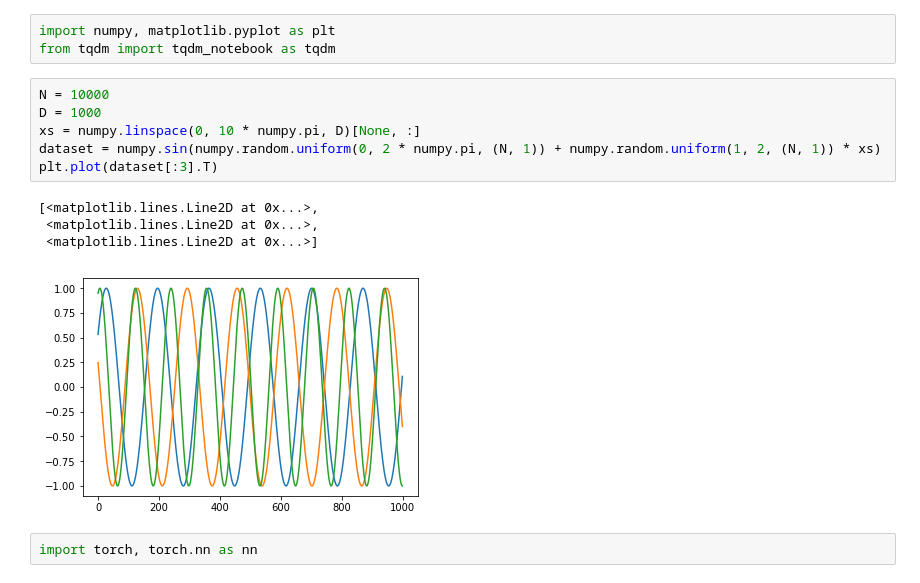
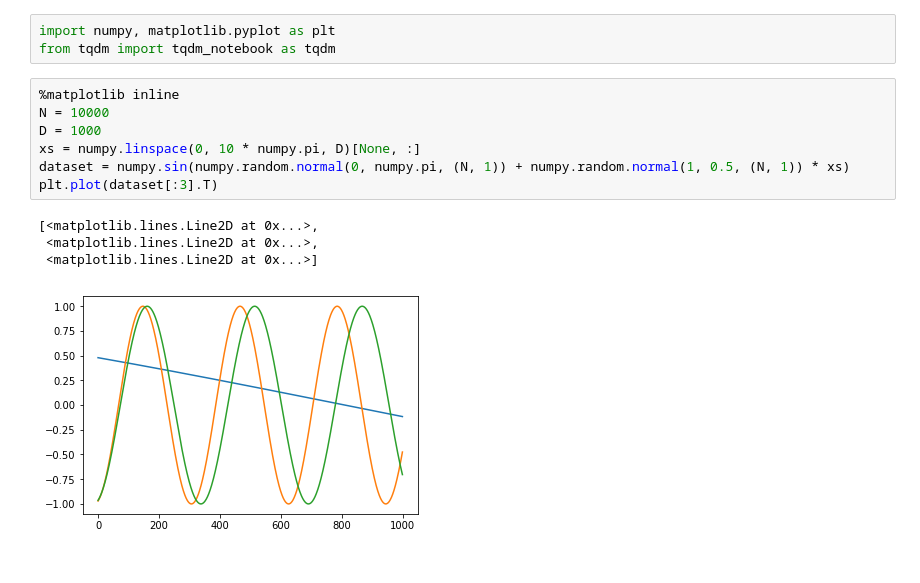
Before and after one commit to MatthewJA/brushtail, a Jupyter notebook: vae-tricks.ipynb, the cells around one changed output. Drawn from its saved outputs; the diff is of its cells as text.

```diff
--- a/vae-tricks.ipynb
+++ b/vae-tricks.ipynb
@@ -4,15 +4,14 @@ In this notebook we implement a simple VAE with the reparameterisation trick and
 import numpy, matplotlib.pyplot as plt
 from tqdm import tqdm_notebook as tqdm
 # %%
+%matplotlib inline
 N = 10000
 D = 1000
 xs = numpy.linspace(0, 10 * numpy.pi, D)[None, :]
-dataset = numpy.sin(numpy.random.uniform(0, 2 * numpy.pi, (N, 1)) + numpy.random.uniform(1, 2, (N, 1)) * xs)
+dataset = numpy.sin(numpy.random.normal(0, numpy.pi, (N, 1)) + numpy.random.normal(1, 0.5, (N, 1)) * xs)
 plt.plot(dataset[:3].T)
 # %% [output]
 [<matplotlib.lines.Line2D at 0x...>,
  <matplotlib.lines.Line2D at 0x...>,
  <matplotlib.lines.Line2D at 0x...>]
-[figure, old version]
+[figure, new version]
-# %%
-import torch, torch.nn as nn
```
Also changed, not shown: parts of 20 cells of this notebook, 2 other files.
